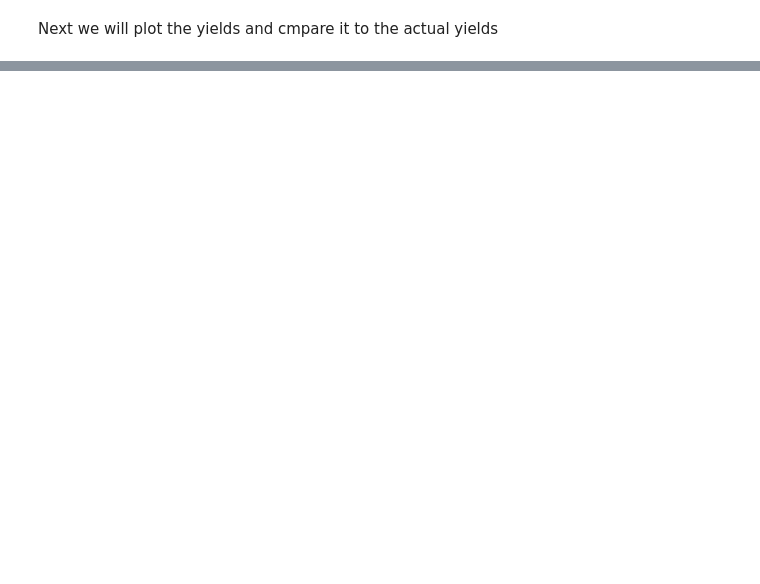
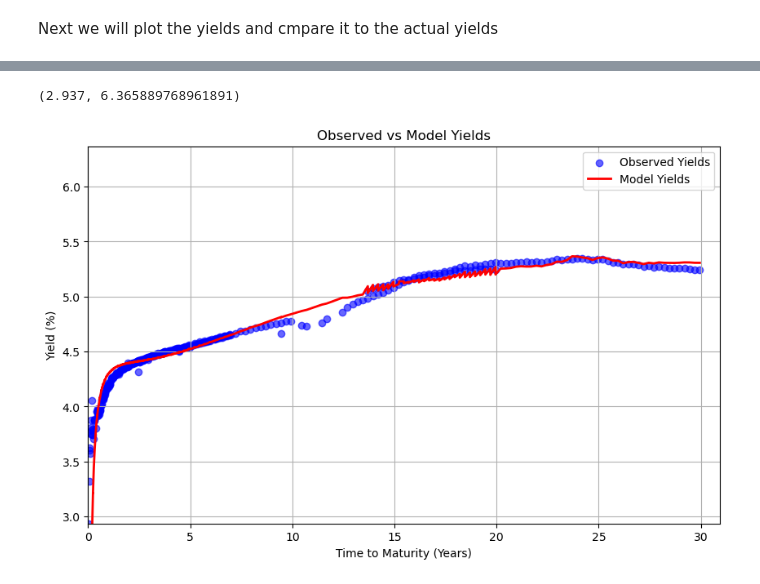
Before and after one commit to elopezarb/zcb_treasury_curve, a Jupyter notebook: notebooks/ZCB Bond Yield Curve.ipynb, the cells around one changed output, grey strips where cells are left out. Drawn from its saved outputs; the diff is of its cells as text; code cells hidden in the pictures; blank space fills up the shorter version.

```diff
--- a/notebooks/ZCB Bond Yield Curve.ipynb
+++ b/notebooks/ZCB Bond Yield Curve.ipynb
@@ -700,0 +698,17 @@ array([11., 26.])
+# %%
+from src.bond_funs import model_dirty_price, ytm_from_price
+model_prices = [model_dirty_price(b['times'], b['cash_flows'], theta_optimal) for b in bonds_data]
+model_ytm = [ytm_from_price(price, b['times'], b['cash_flows']) for price, b in zip(model_prices, bonds_data)]
+plt.figure(figsize=(10, 6))
+plt.scatter(bond_data['DTM']/365.25, bond_data['Asked yield'], color='blue', label='Observed Yields', alpha=0.6)
+plt.plot(bond_data['DTM']/365.25, np.array(model_ytm)*100, color='red', label='Model Yields', linewidth=2)
+plt.title('Observed vs Model Yields')
+plt.xlabel('Time to Maturity (Years)')
+plt.ylabel('Yield (%)')
+plt.legend()
+plt.grid(True)
+plt.xlim(0, max(bond_data['DTM']/365.25) + 1)
+plt.ylim(bond_data['Asked yield'].min(), max(bond_data['Asked yield'].max(), np.array(model_ytm).max()*100) + 1)
+# %% [output]
+(2.937, 6.365889768961891)
+[figure, added]
```
Also changed, not shown: parts of 5 cells of this notebook.
